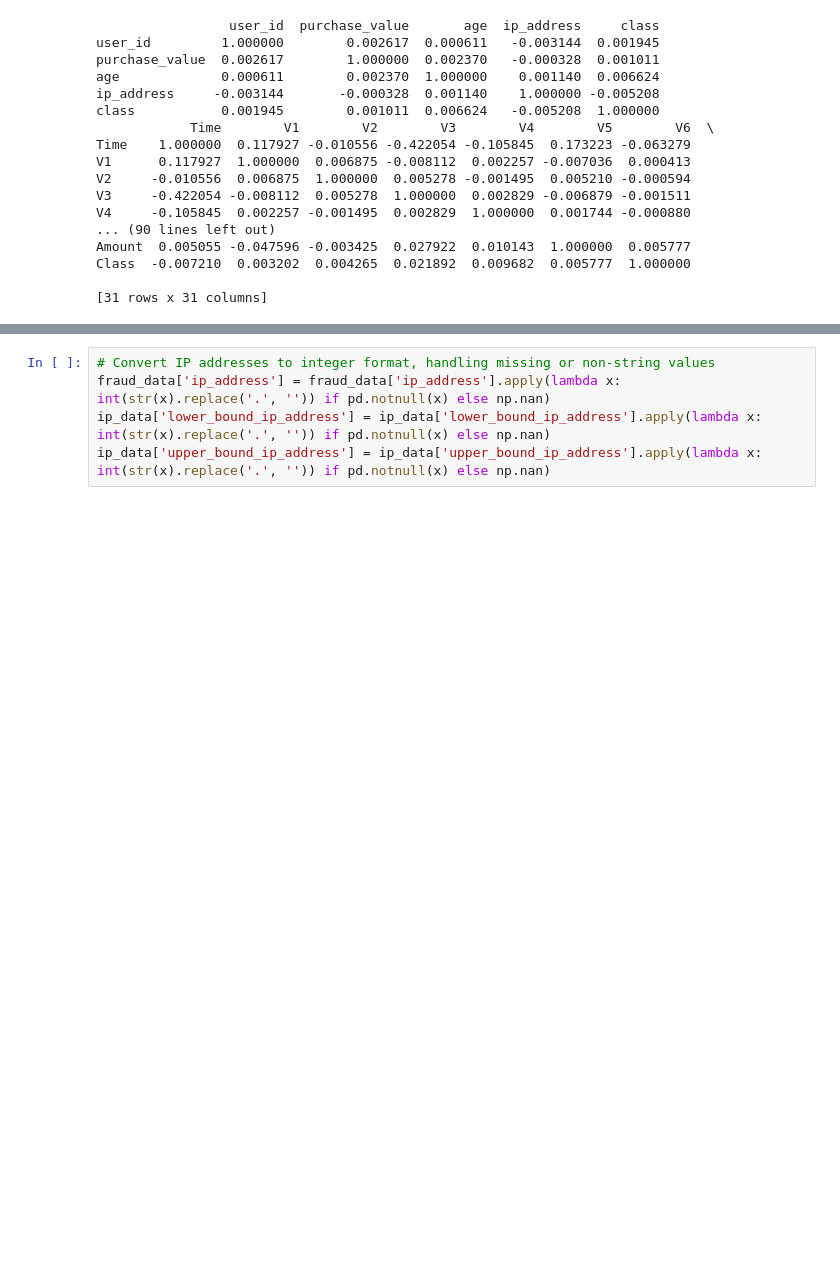
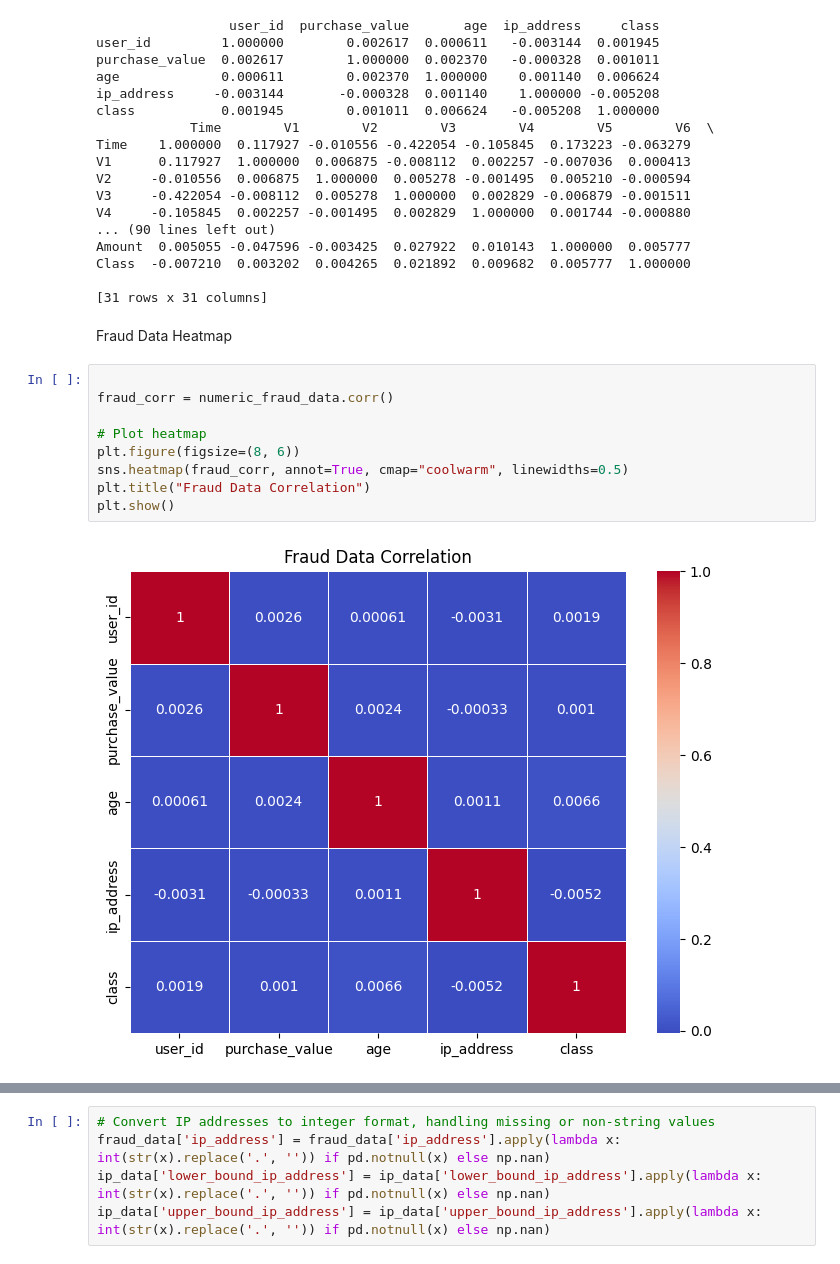
Before and after one commit to duresaguye/AI-Fraud-Detection, a Jupyter notebook: notebooks/Data_Preprocessing.ipynb, the cells around one changed output, grey strips where cells are left out. Drawn from its saved outputs; the diff is of its cells as text; blank space fills up the shorter version.

Commit message:
heatmap for fraud data corelation

```diff
--- a/notebooks/Data_Preprocessing.ipynb
+++ b/notebooks/Data_Preprocessing.ipynb
@@ -87,3 +105,16 @@ Amount  0.005055 -0.047596 -0.003425  0.027922  0.010143  1.000000  0.005777
 Class  -0.007210  0.003202  0.004265  0.021892  0.009682  0.005777  1.000000
 
 [31 rows x 31 columns]
+# %% [markdown]
+Fraud Data Heatmap
+# %%
+
+fraud_corr = numeric_fraud_data.corr()
+
+# Plot heatmap
+plt.figure(figsize=(8, 6))
+sns.heatmap(fraud_corr, annot=True, cmap="coolwarm", linewidths=0.5)
+plt.title("Fraud Data Correlation")
+plt.show()
+# %% [output]
+[figure, added]
```
Also changed, not shown: parts of 5 cells of this notebook.
